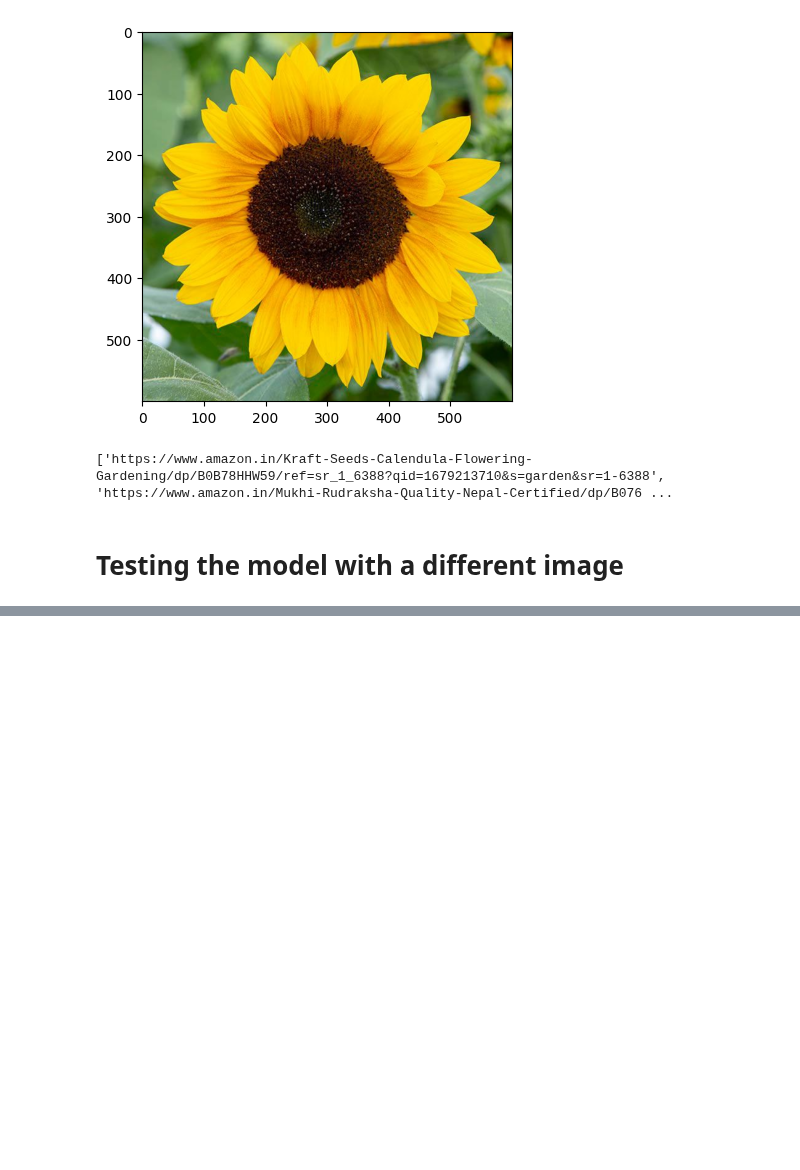
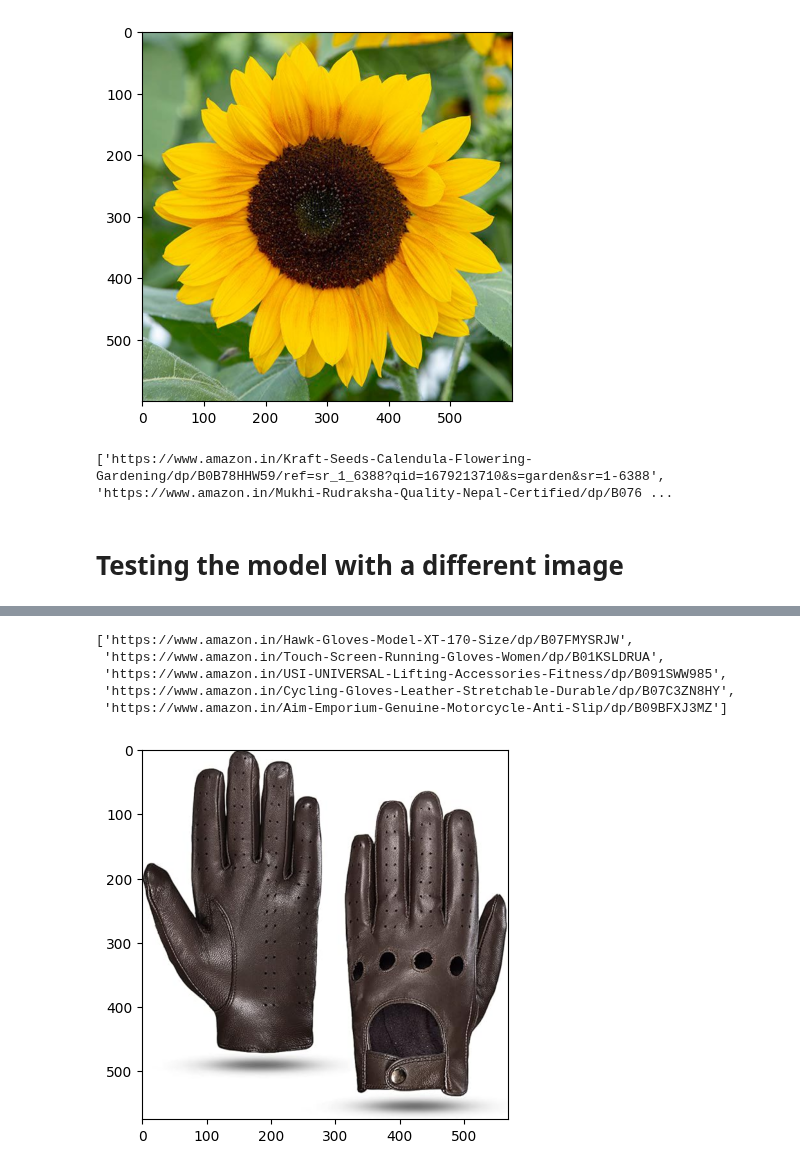
Before and after one commit to ObeyHack/Amazon-Image-matcher, a Jupyter notebook: imager/model_testing.ipynb, the cells around one changed output, grey strips where cells are left out. Drawn from its saved outputs; the diff is of its cells as text; code cells hidden in the pictures; blank space fills up the shorter version.

Commit message:
model info

```diff
--- a/imager/model_testing.ipynb
+++ b/imager/model_testing.ipynb
@@ -10,4 +10,4 @@ imported_module = importlib.import_module("imager.model")
 importlib.reload(imported_module)
 from imager.model import AmazonModel
 
-match_model = AmazonModel()
+match_model = AmazonModel(k=1)
@@ -75,13 +90,20 @@ print(scores)
 # %%
 import io
 import matplotlib.pyplot as plt
 import PIL.Image as Image
 
-i = 8
+i = 29
 
 # display the image from img_bytes
 img_bytes = X_test[i]
 img = Image.open(io.BytesIO(img_bytes))
 plt.imshow(img)
 
 match_model.predict(X_test[i])
+# %% [output]
+['https://www.amazon.in/Hawk-Gloves-Model-XT-170-Size/dp/B07FMYSRJW',
+ 'https://www.amazon.in/Touch-Screen-Running-Gloves-Women/dp/B01KSLDRUA',
+ 'https://www.amazon.in/USI-UNIVERSAL-Lifting-Accessories-Fitness/dp/B091SWW985',
+ 'https://www.amazon.in/Cycling-Gloves-Leather-Stretchable-Durable/dp/B07C3ZN8HY',
+ 'https://www.amazon.in/Aim-Emporium-Genuine-Motorcycle-Anti-Slip/dp/B09BFXJ3MZ']
+[figure, added]
```
Also changed, not shown: parts of 4 cells of this notebook, 3 other files.
